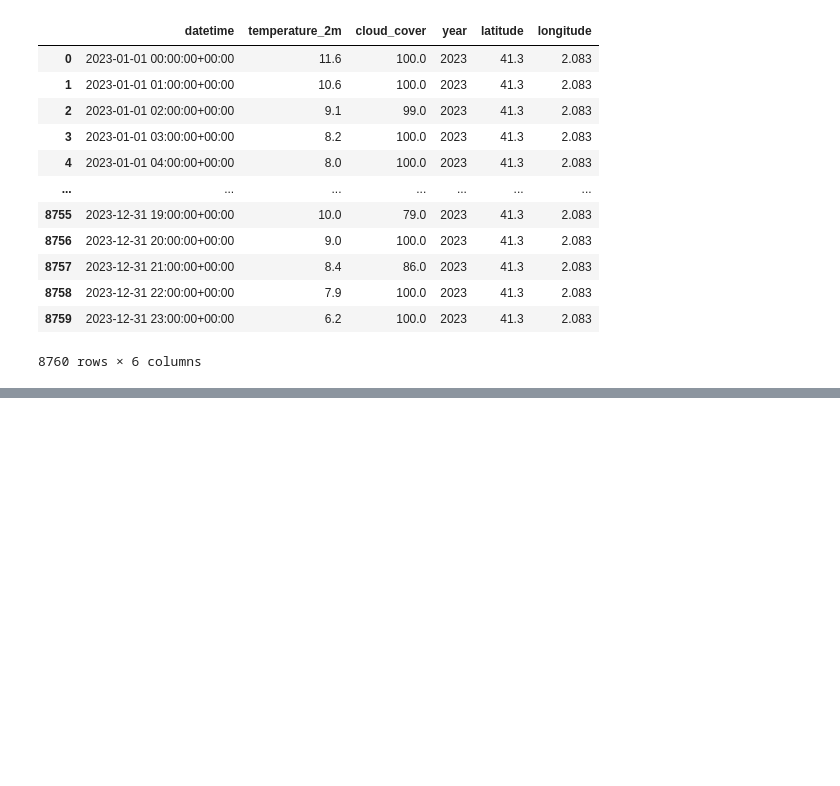
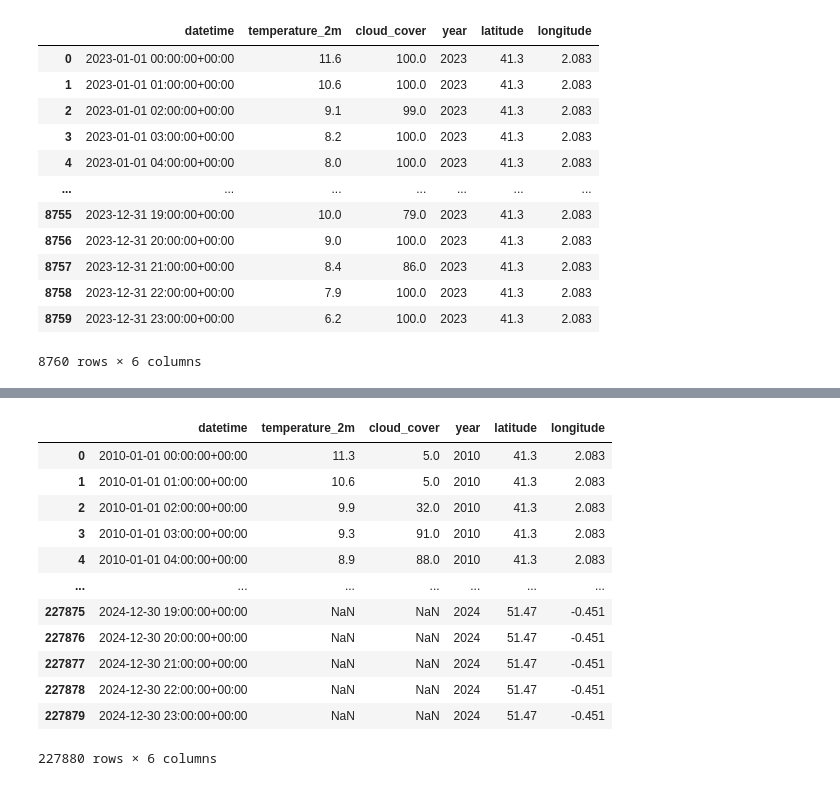
Before and after one commit to joseph-higaki/spotify_insights, a Jupyter notebook: notebooks/eda_weather.ipynb, the cells around one changed output, grey strips where cells are left out. Drawn from its saved outputs; the diff is of its cells as text; code cells hidden in the pictures; blank space fills up the shorter version.

```diff
--- a/notebooks/eda_weather.ipynb
+++ b/notebooks/eda_weather.ipynb
@@ -278,0 +351,18 @@ hourly_data
+# %%
+
+hourly_data = pd.read_parquet("gs://spotify-insights-pipeline-data/weather_location/frequency=hourly/", engine="pyarrow")
+hourly_data
+# %% [output]
+|  | datetime | temperature_2m | cloud_cover | year | latitude | longitude |
+| 0 | 2010-01-01 00:00:00+00:00 | 11.3 | 5.0 | 2010 | 41.3 | 2.083 |
+| 1 | 2010-01-01 01:00:00+00:00 | 10.6 | 5.0 | 2010 | 41.3 | 2.083 |
+| 2 | 2010-01-01 02:00:00+00:00 | 9.9 | 32.0 | 2010 | 41.3 | 2.083 |
+| 3 | 2010-01-01 03:00:00+00:00 | 9.3 | 91.0 | 2010 | 41.3 | 2.083 |
+| 4 | 2010-01-01 04:00:00+00:00 | 8.9 | 88.0 | 2010 | 41.3 | 2.083 |
+| ... | ... | ... | ... | ... | ... | ... |
+| 227875 | 2024-12-30 19:00:00+00:00 | NaN | NaN | 2024 | 51.47 | -0.451 |
+| 227876 | 2024-12-30 20:00:00+00:00 | NaN | NaN | 2024 | 51.47 | -0.451 |
+| 227877 | 2024-12-30 21:00:00+00:00 | NaN | NaN | 2024 | 51.47 | -0.451 |
+| 227878 | 2024-12-30 22:00:00+00:00 | NaN | NaN | 2024 | 51.47 | -0.451 |
+| 227879 | 2024-12-30 23:00:00+00:00 | NaN | NaN | 2024 | 51.47 | -0.451 |
+227880 rows × 6 columns
```
Also changed, not shown: parts of 12 cells of this notebook, 7 other files.
